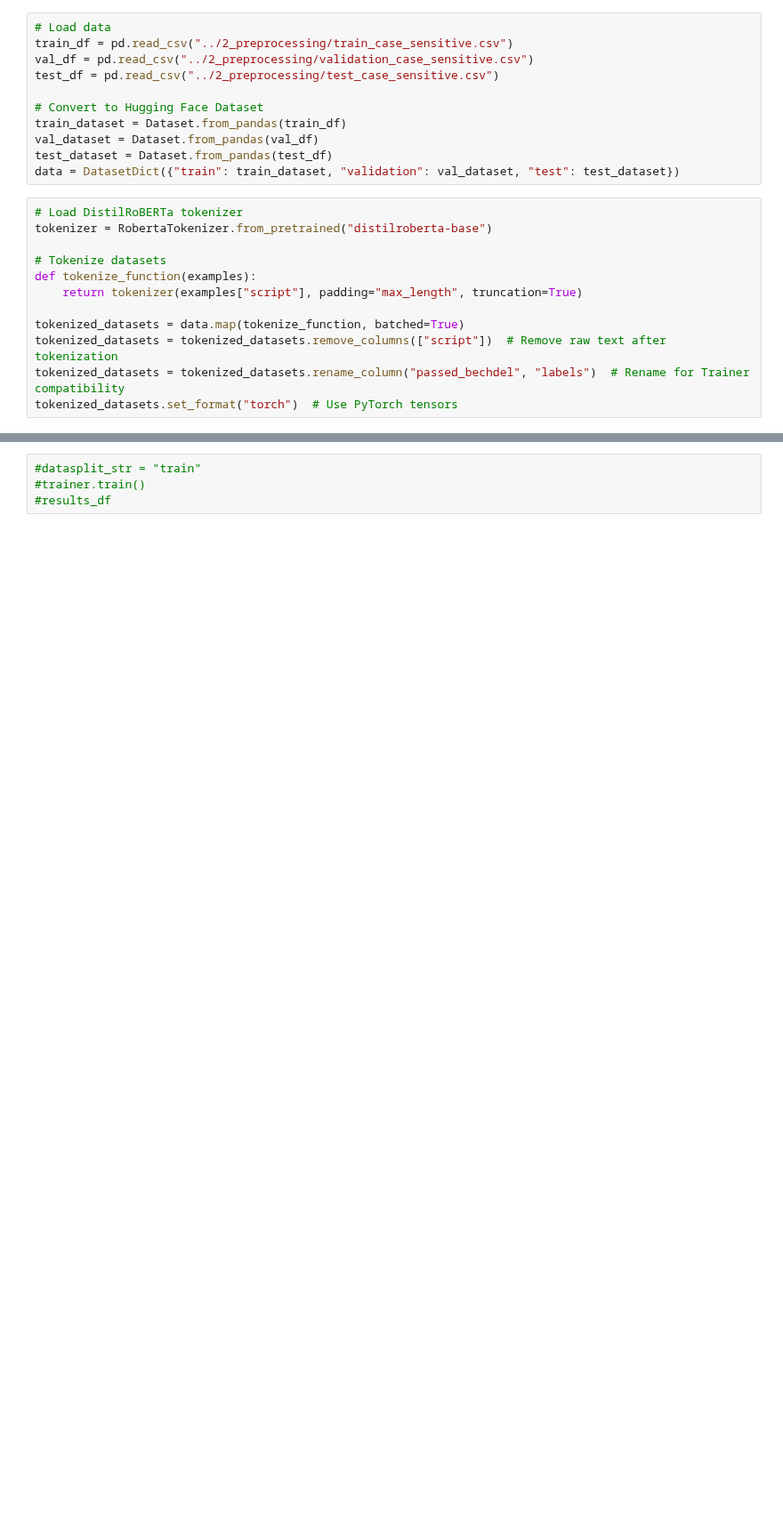
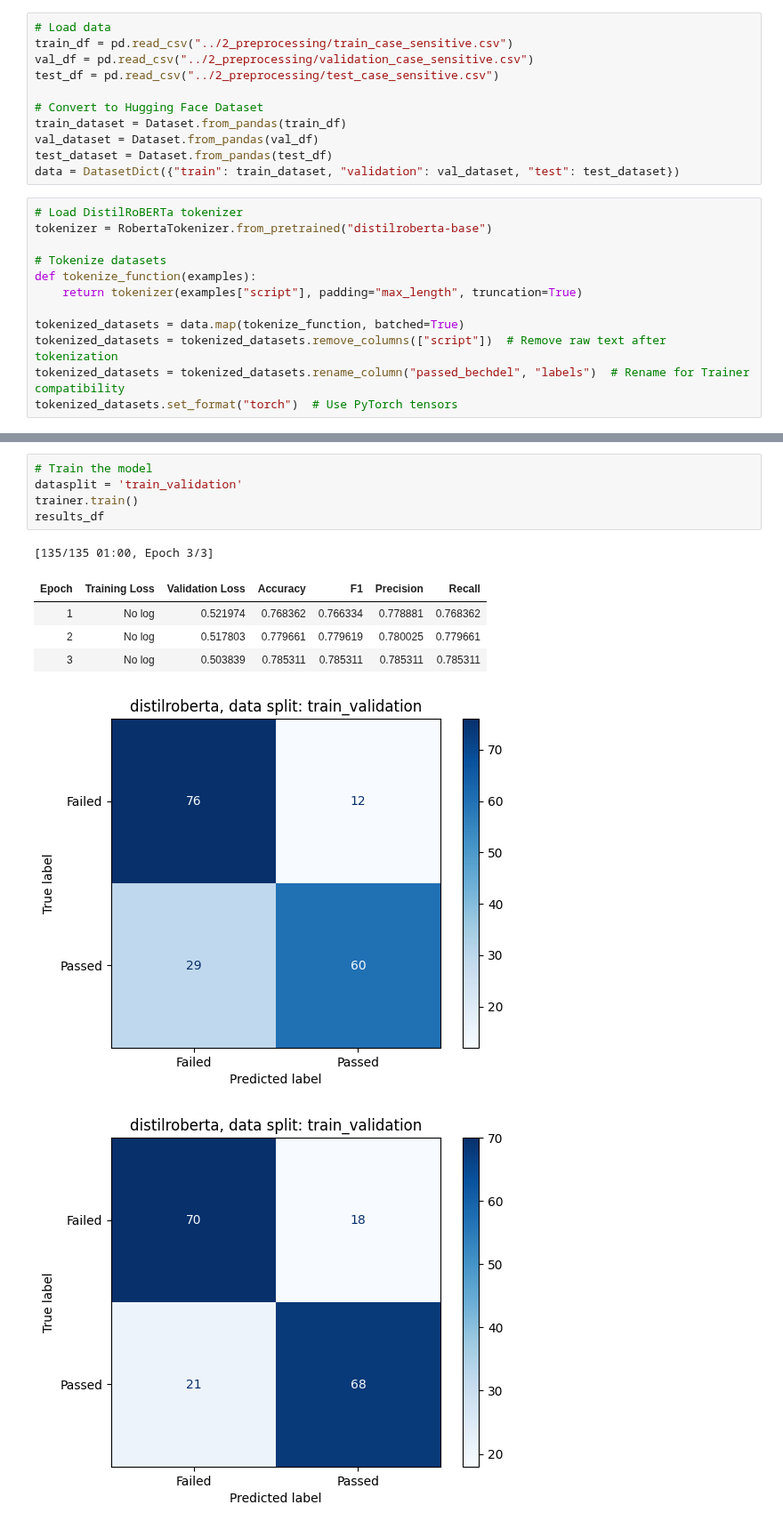
Before and after one commit to sigridbom/NLP_exam, a Jupyter notebook: 3_model_selection/DistilRoBERTa.ipynb, the cells around one changed output, grey strips where cells are left out. Shown at 89% size. Saved outputs shown, nothing was run; the diff lists cells and outputs as text; blank space fills up the shorter version.

Commit message:
fixed training in distilroberta

```diff
--- a/3_model_selection/DistilRoBERTa.ipynb
+++ b/3_model_selection/DistilRoBERTa.ipynb
@@ -183,4 +137,13 @@ Starting fold 2...
 # %%
-#datasplit_str = "train"
-#trainer.train()
-#results_df
+# Train the model
+datasplit = 'train_validation'
+trainer.train()
+results_df
+# %% [output]
+[135/135 01:00, Epoch 3/3]
+| Epoch | Training Loss | Validation Loss | Accuracy | F1 | Precision | Recall |
+| 1 | No log | 0.521974 | 0.768362 | 0.766334 | 0.778881 | 0.768362 |
+| 2 | No log | 0.517803 | 0.779661 | 0.779619 | 0.780025 | 0.779661 |
+| 3 | No log | 0.503839 | 0.785311 | 0.785311 | 0.785311 | 0.785311 |
+[figure, added]
+[figure, added]
```
Also changed, not shown: parts of 42 cells of this notebook, 15 other files.
